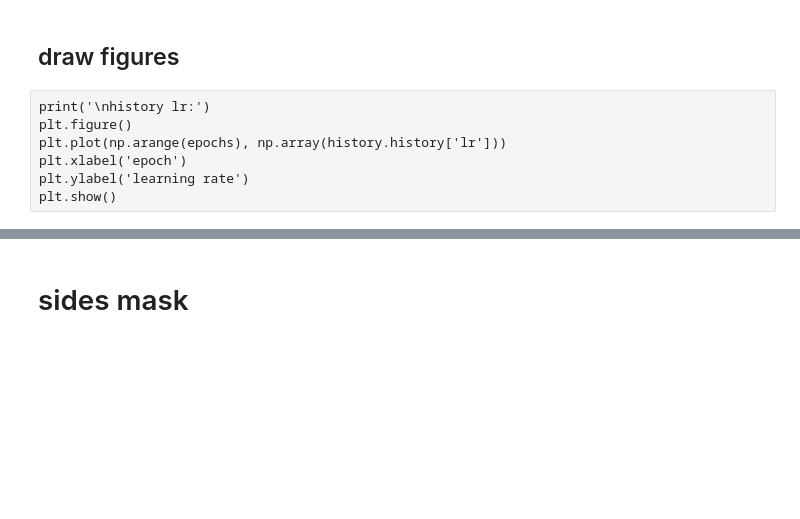
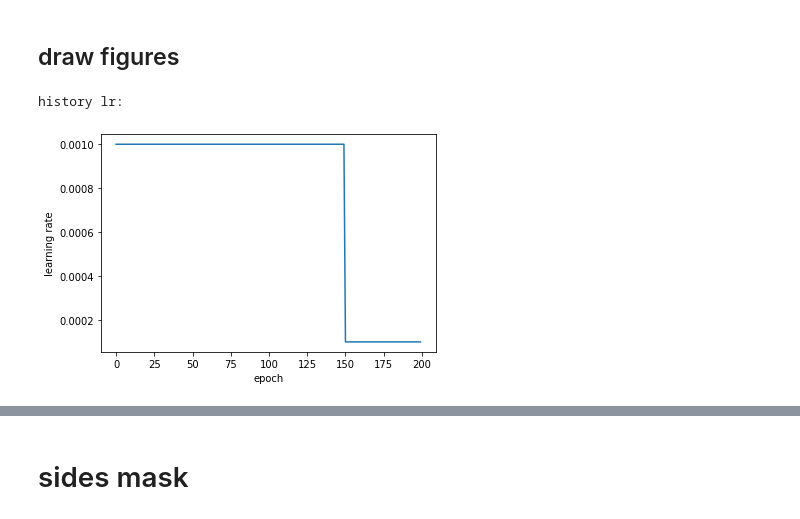
Before and after one commit to chenqianben/Automatic-MRI-Degeneration-Detection, a Jupyter notebook: segmentation_train.ipynb, the cells around one changed output, grey strips where cells are left out. Saved outputs shown, nothing was run; the diff lists cells and outputs as text; code cells hidden in the pictures; blank space fills up the shorter version.

```diff
--- a/segmentation_train.ipynb
+++ b/segmentation_train.ipynb
@@ -250,12 +261,15 @@ Epoch 00200: val_loss improved from -0.52763 to -0.52799, saving model to ./segm
 # %% [markdown]
 ## draw figures
-# %% [raw]
-print('\nhistory lr:')
-plt.figure()
-plt.plot(np.arange(epochs), np.array(history.history['lr']))
-plt.xlabel('epoch')
-plt.ylabel('learning rate')
-plt.show()
+# %%
+print('\nhistory lr:')
+plt.figure()
+plt.plot(np.arange(epochs), np.array(history.history['lr']))
+plt.xlabel('epoch')
+plt.ylabel('learning rate')
+plt.show()
+# %% [output]
+history lr:
+[figure, added]
 # %%
 print('\nhistory val_loss:')
 plt.figure()
```
Also changed, not shown: parts of 11 cells of this notebook, 5 other files.
